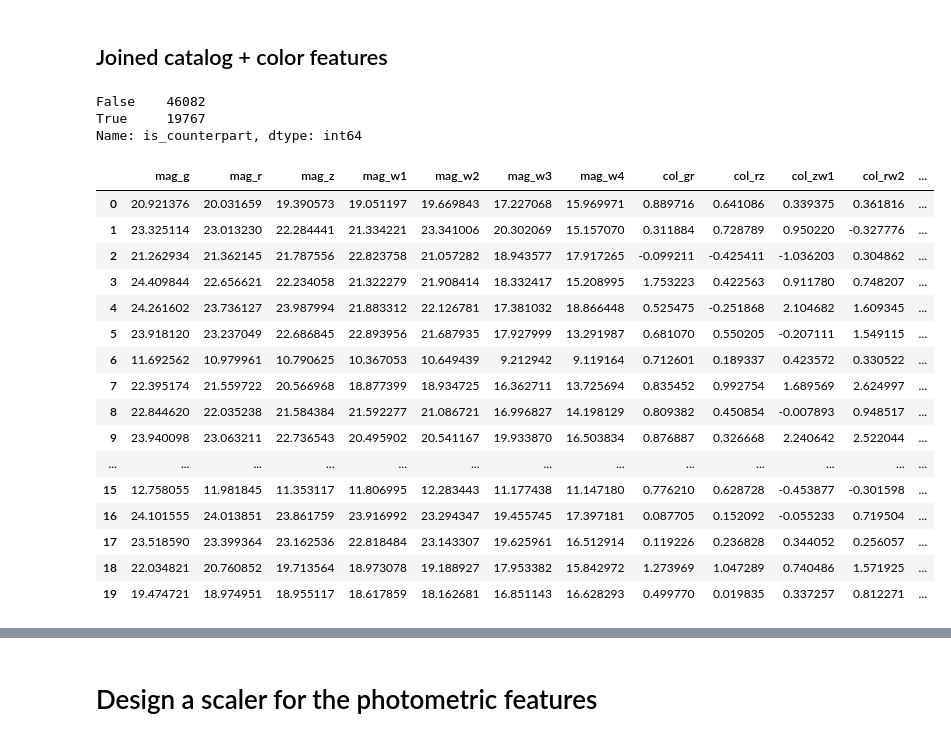
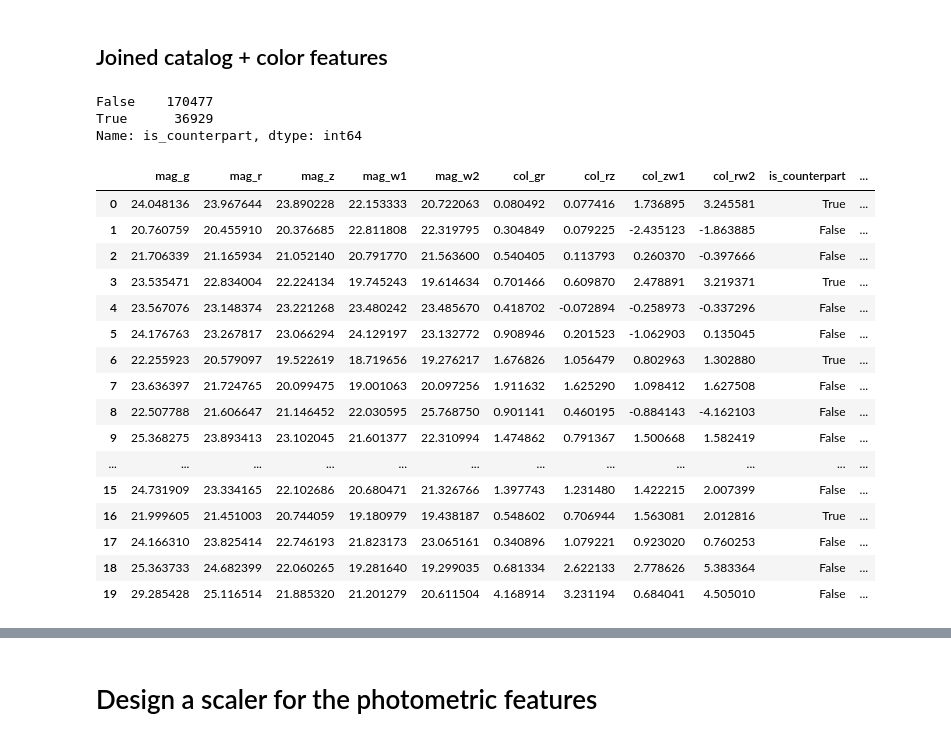
Before and after one commit to SergeiDBykov/lockman_hole, a Jupyter notebook: 1_csc-desi-photo-prior/1_prior-learning.ipynb, the cells around one changed output, grey strips where cells are left out. Drawn from its saved outputs; the diff is of its cells as text; code cells hidden in the pictures.

```diff
--- a/1_csc-desi-photo-prior/1_prior-learning.ipynb
+++ b/1_csc-desi-photo-prior/1_prior-learning.ipynb
@@ -47,50 +47,50 @@ field_srcs.head(5)
 # %%
 photo_cat = pd.concat([ctps_secure, field_srcs])
 
 features_cols = ['mag_g','mag_r','mag_z']
-features_cols += ['mag_w1', 'mag_w2', 'mag_w3', 'mag_w4']
+features_cols += ['mag_w1', 'mag_w2']
 
 features_cols += ['col_gr', 'col_rz']
 features_cols += ['col_zw1', 'col_rw2']
 
 target_col = ['is_counterpart']
 
 
 photo_cat['col_gr'] = photo_cat['mag_g'] - photo_cat['mag_r']
 photo_cat['col_rz'] = photo_cat['mag_r'] - photo_cat['mag_z']
 photo_cat['col_zw1'] = photo_cat['mag_z'] - photo_cat['mag_w1']
 photo_cat['col_rw2'] = photo_cat['mag_r'] - photo_cat['mag_w2']
 
 photo_cat = photo_cat[features_cols+target_col+['flux_csc_05_2']]
 
 photo_cat = photo_cat.replace([np.inf, -np.inf], np.nan)
 photo_cat= photo_cat.dropna(subset = features_cols, how = 'any')
 
 
 print(photo_cat.is_counterpart.value_counts())
 photo_cat = photo_cat.sample(frac=1)
 photo_cat.reset_index(inplace=True, drop = True)
 
 
 photo_cat.head(20)
 # %% [output]
-False    46082
-True     19767
+False    170477
+True      36929
 Name: is_counterpart, dtype: int64
-|  | mag_g | mag_r | mag_z | mag_w1 | mag_w2 | mag_w3 | mag_w4 | col_gr | col_rz | col_zw1 | col_rw2 | ... |
-| 0 | 20.921376 | 20.031659 | 19.390573 | 19.051197 | 19.669843 | 17.227068 | 15.969971 | 0.889716 | 0.641086 | 0.339375 | 0.361816 | ... |
-| 1 | 23.325114 | 23.013230 | 22.284441 | 21.334221 | 23.341006 | 20.302069 | 15.157070 | 0.311884 | 0.728789 | 0.950220 | -0.327776 | ... |
-| 2 | 21.262934 | 21.362145 | 21.787556 | 22.823758 | 21.057282 | 18.943577 | 17.917265 | -0.099211 | -0.425411 | -1.036203 | 0.304862 | ... |
-| 3 | 24.409844 | 22.656621 | 22.234058 | 21.322279 | 21.908414 | 18.332417 | 15.208995 | 1.753223 | 0.422563 | 0.911780 | 0.748207 | ... |
-| 4 | 24.261602 | 23.736127 | 23.987994 | 21.883312 | 22.126781 | 17.381032 | 18.866448 | 0.525475 | -0.251868 | 2.104682 | 1.609345 | ... |
-| 5 | 23.918120 | 23.237049 | 22.686845 | 22.893956 | 21.687935 | 17.927999 | 13.291987 | 0.681070 | 0.550205 | -0.207111 | 1.549115 | ... |
-| 6 | 11.692562 | 10.979961 | 10.790625 | 10.367053 | 10.649439 | 9.212942 | 9.119164 | 0.712601 | 0.189337 | 0.423572 | 0.330522 | ... |
-| 7 | 22.395174 | 21.559722 | 20.566968 | 18.877399 | 18.934725 | 16.362711 | 13.725694 | 0.835452 | 0.992754 | 1.689569 | 2.624997 | ... |
-| 8 | 22.844620 | 22.035238 | 21.584384 | 21.592277 | 21.086721 | 16.996827 | 14.198129 | 0.809382 | 0.450854 | -0.007893 | 0.948517 | ... |
-| 9 | 23.940098 | 23.063211 | 22.736543 | 20.495902 | 20.541167 | 19.933870 | 16.503834 | 0.876887 | 0.326668 | 2.240642 | 2.522044 | ... |
-| ... | ... | ... | ... | ... | ... | ... | ... | ... | ... | ... | ... | ... |
-| 15 | 12.758055 | 11.981845 | 11.353117 | 11.806995 | 12.283443 | 11.177438 | 11.147180 | 0.776210 | 0.628728 | -0.453877 | -0.301598 | ... |
-| 16 | 24.101555 | 24.013851 | 23.861759 | 23.916992 | 23.294347 | 19.455745 | 17.397181 | 0.087705 | 0.152092 | -0.055233 | 0.719504 | ... |
-| 17 | 23.518590 | 23.399364 | 23.162536 | 22.818484 | 23.143307 | 19.625961 | 16.512914 | 0.119226 | 0.236828 | 0.344052 | 0.256057 | ... |
-| 18 | 22.034821 | 20.760852 | 19.713564 | 18.973078 | 19.188927 | 17.953382 | 15.842972 | 1.273969 | 1.047289 | 0.740486 | 1.571925 | ... |
-| 19 | 19.474721 | 18.974951 | 18.955117 | 18.617859 | 18.162681 | 16.851143 | 16.628293 | 0.499770 | 0.019835 | 0.337257 | 0.812271 | ... |
+|  | mag_g | mag_r | mag_z | mag_w1 | mag_w2 | col_gr | col_rz | col_zw1 | col_rw2 | is_counterpart | ... |
+| 0 | 24.048136 | 23.967644 | 23.890228 | 22.153333 | 20.722063 | 0.080492 | 0.077416 | 1.736895 | 3.245581 | True | ... |
+| 1 | 20.760759 | 20.455910 | 20.376685 | 22.811808 | 22.319795 | 0.304849 | 0.079225 | -2.435123 | -1.863885 | False | ... |
+| 2 | 21.706339 | 21.165934 | 21.052140 | 20.791770 | 21.563600 | 0.540405 | 0.113793 | 0.260370 | -0.397666 | False | ... |
+| 3 | 23.535471 | 22.834004 | 22.224134 | 19.745243 | 19.614634 | 0.701466 | 0.609870 | 2.478891 | 3.219371 | True | ... |
+| 4 | 23.567076 | 23.148374 | 23.221268 | 23.480242 | 23.485670 | 0.418702 | -0.072894 | -0.258973 | -0.337296 | False | ... |
+| 5 | 24.176763 | 23.267817 | 23.066294 | 24.129197 | 23.132772 | 0.908946 | 0.201523 | -1.062903 | 0.135045 | False | ... |
+| 6 | 22.255923 | 20.579097 | 19.522619 | 18.719656 | 19.276217 | 1.676826 | 1.056479 | 0.802963 | 1.302880 | True | ... |
+| 7 | 23.636397 | 21.724765 | 20.099475 | 19.001063 | 20.097256 | 1.911632 | 1.625290 | 1.098412 | 1.627508 | False | ... |
+| 8 | 22.507788 | 21.606647 | 21.146452 | 22.030595 | 25.768750 | 0.901141 | 0.460195 | -0.884143 | -4.162103 | False | ... |
+| 9 | 25.368275 | 23.893413 | 23.102045 | 21.601377 | 22.310994 | 1.474862 | 0.791367 | 1.500668 | 1.582419 | False | ... |
+| ... | ... | ... | ... | ... | ... | ... | ... | ... | ... | ... | ... |
+| 15 | 24.731909 | 23.334165 | 22.102686 | 20.680471 | 21.326766 | 1.397743 | 1.231480 | 1.422215 | 2.007399 | False | ... |
+| 16 | 21.999605 | 21.451003 | 20.744059 | 19.180979 | 19.438187 | 0.548602 | 0.706944 | 1.563081 | 2.012816 | True | ... |
+| 17 | 24.166310 | 23.825414 | 22.746193 | 21.823173 | 23.065161 | 0.340896 | 1.079221 | 0.923020 | 0.760253 | False | ... |
+| 18 | 25.363733 | 24.682399 | 22.060265 | 19.281640 | 19.299035 | 0.681334 | 2.622133 | 2.778626 | 5.383364 | False | ... |
+| 19 | 29.285428 | 25.116514 | 21.885320 | 21.201279 | 20.611504 | 4.168914 | 3.231194 | 0.684041 | 4.505010 | False | ... |
```
Also changed, not shown: parts of 6 cells of this notebook, 8 other files.
